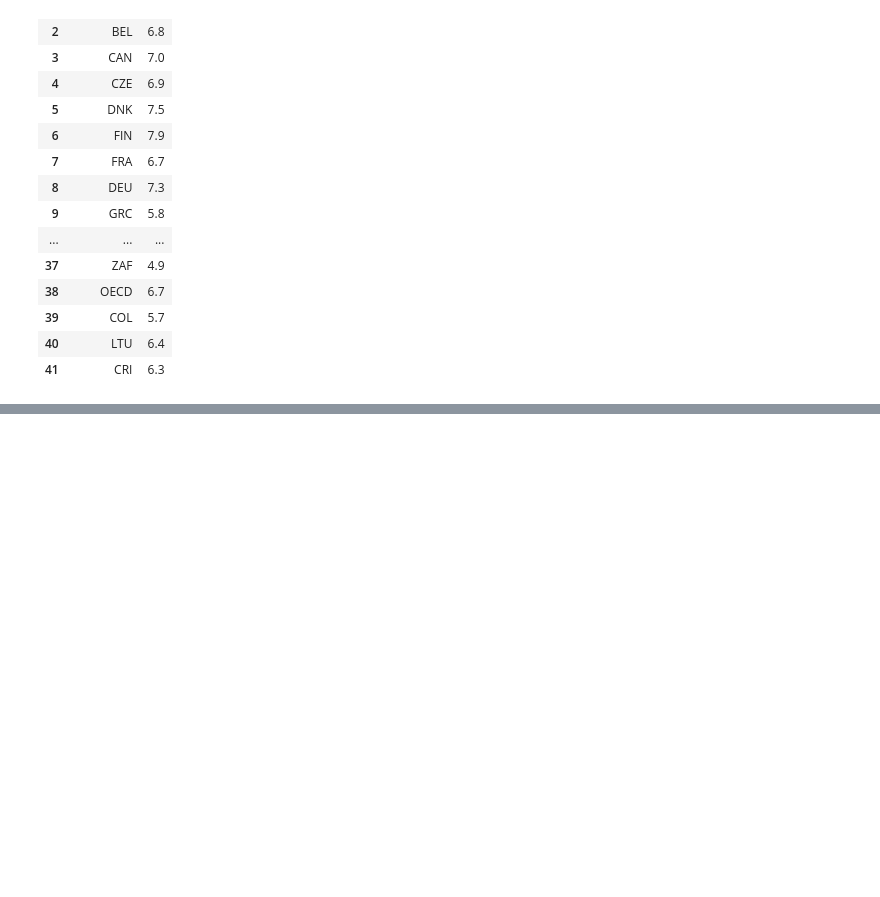
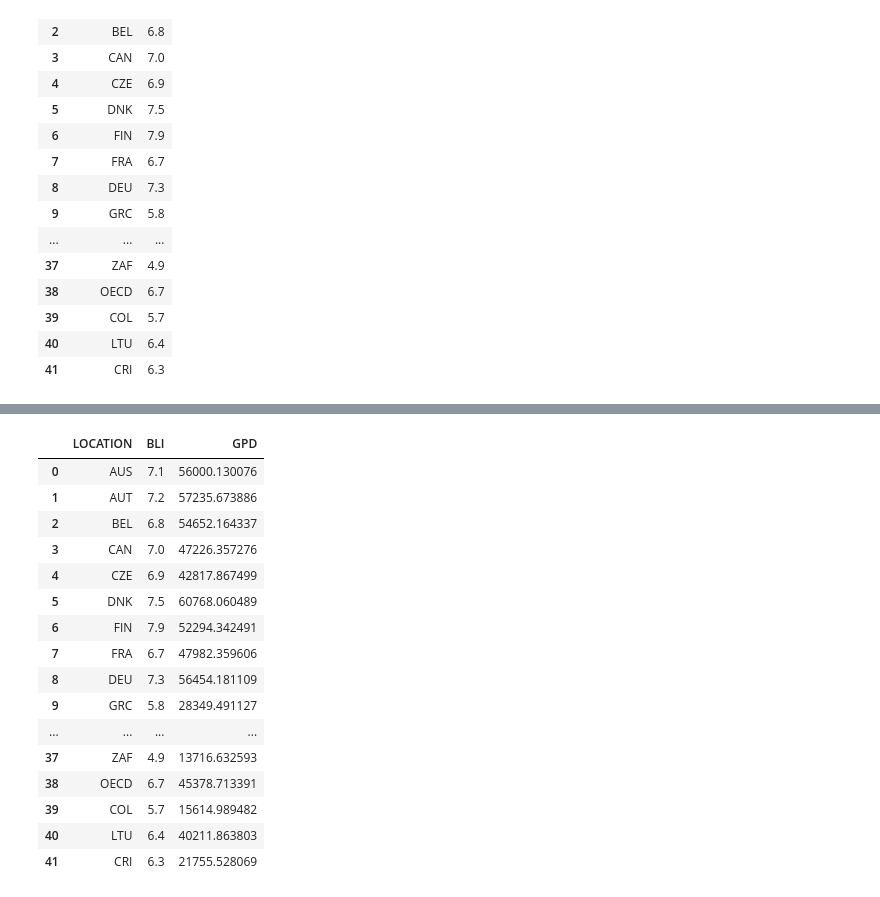
Before and after one commit to oscorchan/L-argent-fait-il-le-bonheur-, a Jupyter notebook: data.ipynb, the cells around one changed output, grey strips where cells are left out. Drawn from its saved outputs; the diff is of its cells as text; code cells hidden in the pictures; blank space fills up the shorter version.

```diff
--- a/data.ipynb
+++ b/data.ipynb
@@ -190,3 +190,6 @@ df
 | 41 | CRI | 6.3 |
 # %%
 df.to_csv('Filtered_BLI.csv', index=None)
+# %%
+GPD = pd.read_csv('Filtered_GPD.csv')
+BLI = pd.read_csv('Filtered_BLI.csv')
@@ -192,0 +232,22 @@ df.to_csv('Filtered_BLI.csv', index=None)
+# %%
+df = pd.merge(BLI, GPD, how='inner', on='LOCATION')
+# %%
+df
+# %% [output]
+|  | LOCATION | BLI | GPD |
+| 0 | AUS | 7.1 | 56000.130076 |
+| 1 | AUT | 7.2 | 57235.673886 |
+| 2 | BEL | 6.8 | 54652.164337 |
+| 3 | CAN | 7.0 | 47226.357276 |
+| 4 | CZE | 6.9 | 42817.867499 |
+| 5 | DNK | 7.5 | 60768.060489 |
+| 6 | FIN | 7.9 | 52294.342491 |
+| 7 | FRA | 6.7 | 47982.359606 |
+| 8 | DEU | 7.3 | 56454.181109 |
+| 9 | GRC | 5.8 | 28349.491127 |
+| ... | ... | ... | ... |
+| 37 | ZAF | 4.9 | 13716.632593 |
+| 38 | OECD | 6.7 | 45378.713391 |
+| 39 | COL | 5.7 | 15614.989482 |
+| 40 | LTU | 6.4 | 40211.863803 |
+| 41 | CRI | 6.3 | 21755.528069 |
```
Also changed, not shown: parts of 3 cells of this notebook, 1 other file.
